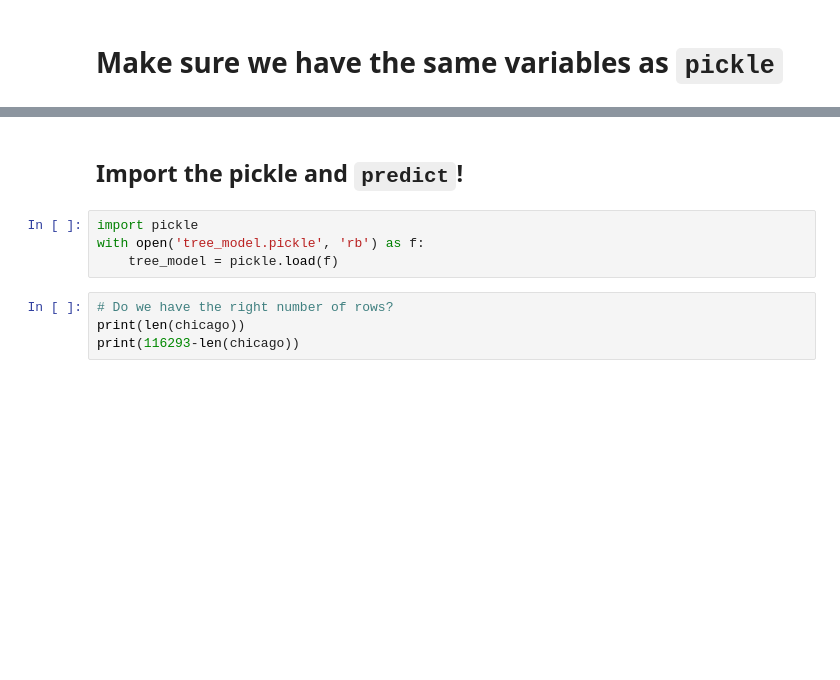
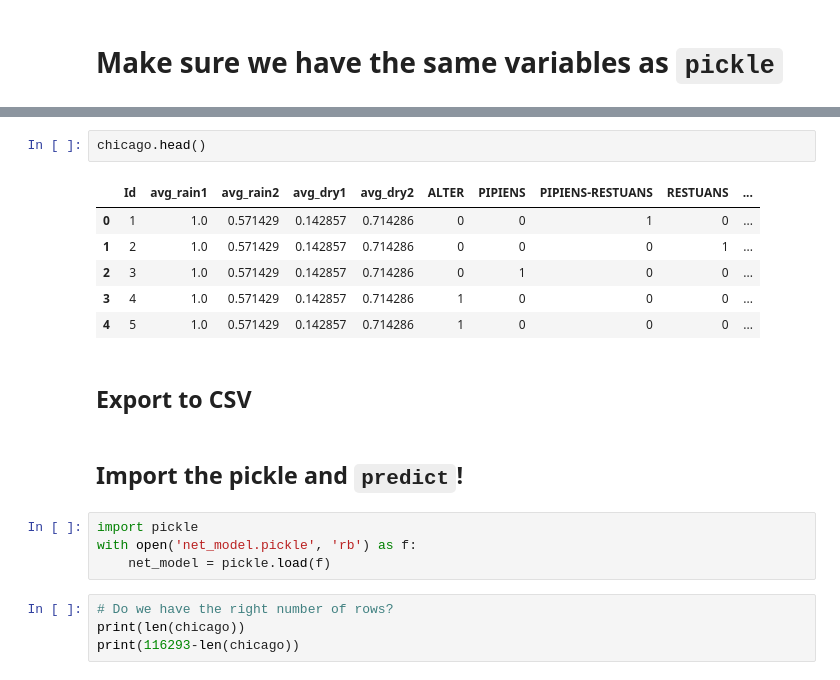
Before and after one commit to austinlasseter/West_Nile_Virus_032108, a Jupyter notebook: Austin/04 - Test Data.ipynb, the cells around one changed output, grey strips where cells are left out. Drawn from its saved outputs; the diff is of its cells as text; blank space fills up the shorter version.

```diff
--- a/Austin/04 - Test Data.ipynb
+++ b/Austin/04 - Test Data.ipynb
@@ -290,9 +276,20 @@ array(['Id', 'avg_dry1', 'avg_dry2', 'avg_rain1', 'avg_rain2', 'lat_long',
+# %%
+chicago.head()
+# %% [output]
+|  | Id | avg_rain1 | avg_rain2 | avg_dry1 | avg_dry2 | ALTER | PIPIENS | PIPIENS-RESTUANS | RESTUANS | ... |
+| 0 | 1 | 1.0 | 0.571429 | 0.142857 | 0.714286 | 0 | 0 | 1 | 0 | ... |
+| 1 | 2 | 1.0 | 0.571429 | 0.142857 | 0.714286 | 0 | 0 | 0 | 1 | ... |
+| 2 | 3 | 1.0 | 0.571429 | 0.142857 | 0.714286 | 0 | 1 | 0 | 0 | ... |
+| 3 | 4 | 1.0 | 0.571429 | 0.142857 | 0.714286 | 1 | 0 | 0 | 0 | ... |
+| 4 | 5 | 1.0 | 0.571429 | 0.142857 | 0.714286 | 1 | 0 | 0 | 0 | ... |
+# %% [markdown]
+## Export to CSV
 # %% [markdown]
 ## Import the pickle and `predict`!
 # %%
 import pickle
-with open('tree_model.pickle', 'rb') as f:
-    tree_model = pickle.load(f)
+with open('net_model.pickle', 'rb') as f:
+    net_model = pickle.load(f)
 # %%
 # Do we have the right number of rows?
 print(len(chicago))
```
Also changed, not shown: parts of 11 cells of this notebook, 8 other files.
